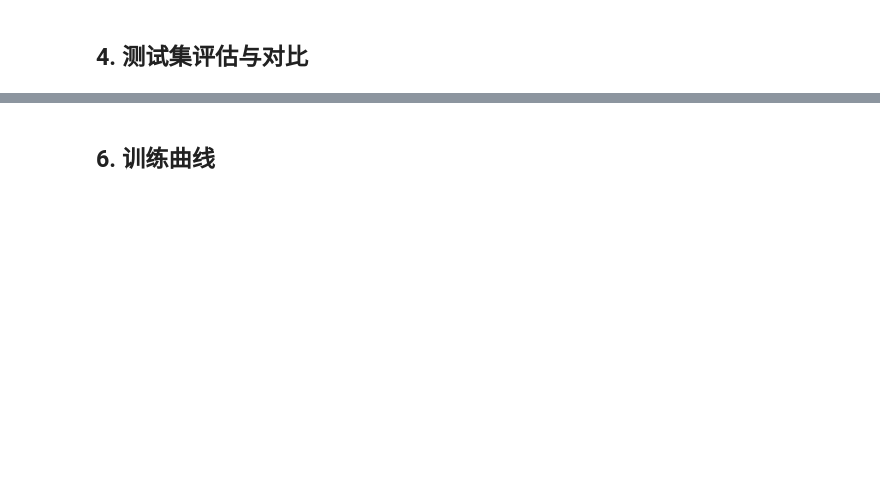
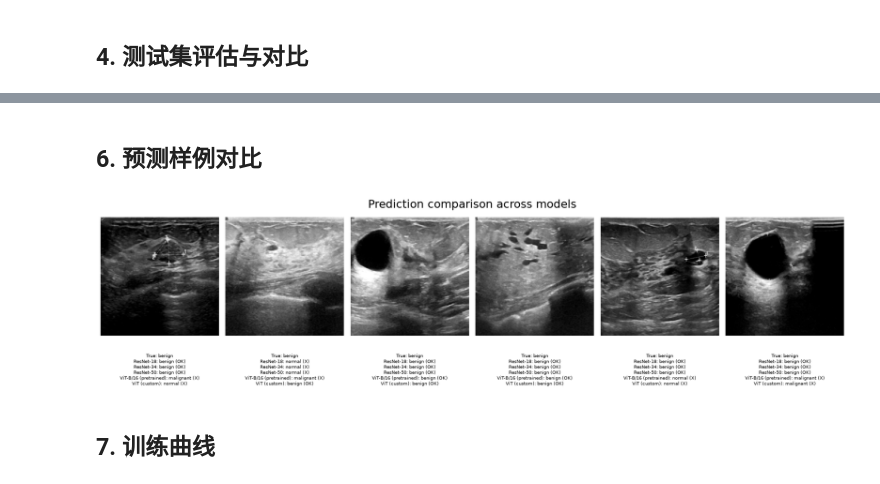
Before and after one commit to xiaoxiongtao/BUSI_classification, a Jupyter notebook: notebooks/BUSI_classification.ipynb, the cells around one changed output, grey strips where cells are left out. Drawn from its saved outputs; the diff is of its cells as text; code cells hidden in the pictures; blank space fills up the shorter version.

```diff
--- a/notebooks/BUSI_classification.ipynb
+++ b/notebooks/BUSI_classification.ipynb
@@ -155,26 +247,45 @@ plt.show()
+# %% [markdown]
+## 6. 预测样例对比
 # %%
-images, labels = next(iter(test_loader))
-images, labels = images.to(device), labels.numpy()
+if models:
+    images, labels = next(iter(test_loader))
+    images, labels = images.to(device), labels.numpy()
+    preds = {}
+    for name, (model, label) in models.items():
+        with torch.no_grad():
+            preds[name] = model(images).argmax(dim=1).cpu().numpy()
+    n = min(6, len(images))
+    fig, axes = plt.subplots(1, n, figsize=(2.8 * n, 4.8))
+    for i in range(n):
+        img = viz.denormalize(images[i])
+        axes[i].imshow(img.permute(1, 2, 0).numpy())
+        axes[i].axis("off")
 
-with torch.no_grad():
-    resnet_preds = resnet(images).argmax(dim=1).cpu().numpy()
-    vit_preds = vit(images).argmax(dim=1).cpu().numpy()
+        lines = [f"True: {classes[labels[i]]}"]
+        for name, (model, label) in models.items():
+            p = preds[name][i]
+            mark = "OK" if p == labels[i] else "X"
+            lines.append(f"{label}: {classes[p]} ({mark})")
 
-n = min(8, len(images))
-fig, axes = plt.subplots(1, n, figsize=(2.6 * n, 3))
-for i in range(n):
-    img = viz.denormalize(images[i])
-    axes[i].imshow(img.permute(1, 2, 0).numpy())
-    axes[i].set_title(
-        f"True: {classes[labels[i]]}\nResNet: {classes[resnet_preds[i]]}\nViT: {classes[vit_preds[i]]}",
-        fontsize=8,
-    )
-    axes[i].axis("off")
-plt.suptitle("Prediction comparison (input images)")
-plt.tight_layout()
-plt.show()
+        # 👇 预测文字放到图下方（axes 坐标系，y<0 即在图外下方）
+        axes[i].text(
+            0.5, -0.15, "\n".join(lines),
+            transform=axes[i].transAxes,
+            ha="center", va="top", fontsize=7,
+        )
+
+    # 👇 suptitle 显式放在顶部，不再跟图抢位置
+    plt.suptitle("Prediction comparison across models", y=0.85, fontsize=18)
+
+    # 👇 rect=[left, bottom, right, top]：底部留 12% 给预测文字，顶部留 7% 给 suptitle
+    plt.tight_layout(rect=[0, 0.12, 1, 0.93])
+    plt.show()
+else:
+    print("No models loaded — skip visualization.")
+# %% [output]
+[figure, added]
 # %% [markdown]
-## 6. 训练曲线
+## 7. 训练曲线
 # %%
 import json
 
```
Also changed, not shown: parts of 18 cells of this notebook, 6 other files.
